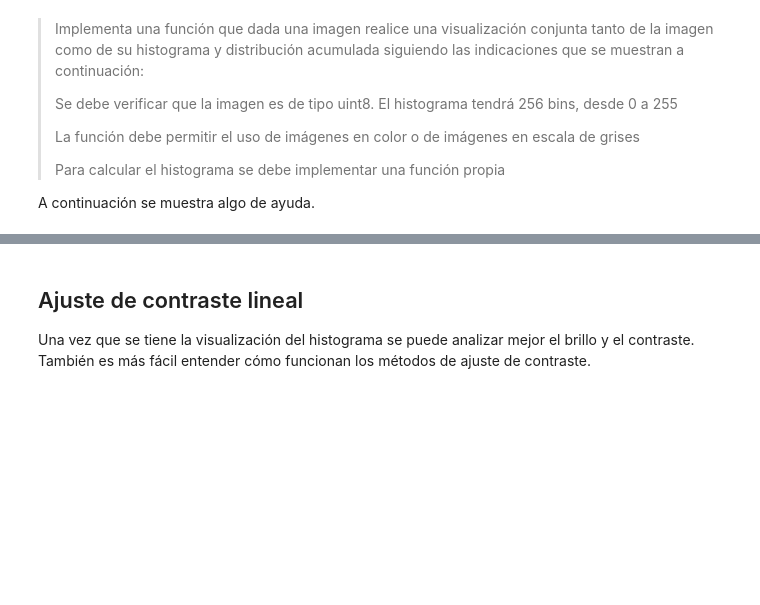
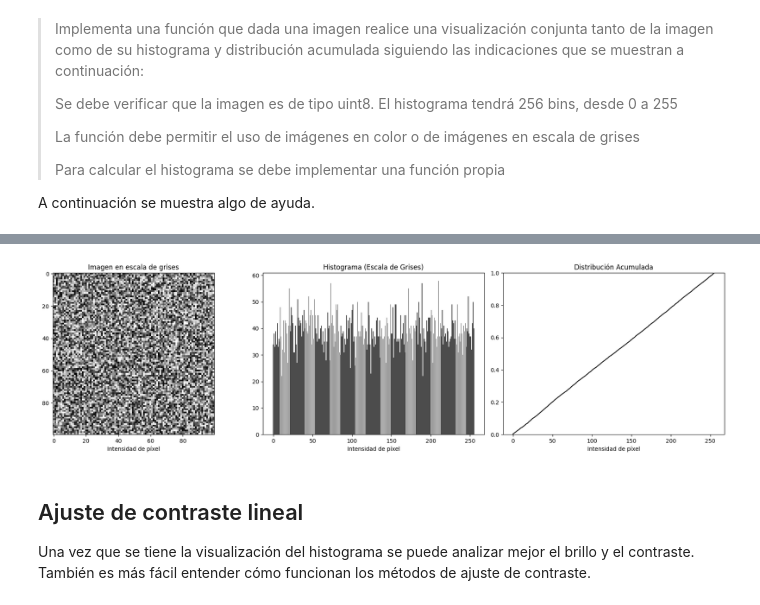
Before and after one commit to uo288207/vision_artificial, a Jupyter notebook: Prac03-Brillo.ipynb, the cells around one changed output, grey strips where cells are left out. Saved outputs shown, nothing was run; the diff lists cells and outputs as text; code cells hidden in the pictures; blank space fills up the shorter version.

```diff
--- a/Prac03-Brillo.ipynb
+++ b/Prac03-Brillo.ipynb
@@ -46,20 +50,65 @@ plt.show()
-# %%
-def iter_channels(color_image):
-    for channel in np.rollaxis(color_image, -1):
-        yield channel
-
-# Función para visualizar el histograma de una imagen
-# Esta función está sin terminar
-def plot_histogram(img):
-    if img.ndim == 2:
-        # imagen en escala de grises
-        pass
-    elif img.ndim == 3:
-        # imagen en color
-        # `channel` es el canal rojo, verde o azul de la imagen.
-        for channel, channel_color in zip(iter_channels(img), 'rgb'):
-            # crear histograma de cada canal
-            pass
+# %%
+def iter_channels(color_image):
+    """Itera sobre los canales de una imagen en color."""
+    for channel in np.rollaxis(color_image, -1):
+        yield channel
+
+def compute_histogram(image, bins=256):
+    """Calcula el histograma manualmente para una imagen de tipo uint8."""
+    histogram = np.zeros(bins, dtype=int)
+    for pixel in image.ravel():
+        histogram[pixel] += 1
+    return histogram
+
+def plot_histogram(img):
+    """Visualiza la imagen, su histograma y la distribución acumulativa."""
+    if img.dtype != np.uint8:
+        raise ValueError("La imagen debe ser de tipo uint8")
+
+    fig, axes = plt.subplots(1, 3, figsize=(18, 5))
+
+    # Mostrar la imagen original
+    if img.ndim == 2:
+        axes[0].imshow(img, cmap='gray')
+        axes[0].set_title("Imagen en escala de grises")
+
+        # Calcular histograma
+        hist = compute_histogram(img)
+        cdf = hist.cumsum() / hist.sum()  # Distribución acumulada
+
+        axes[1].bar(range(256), hist, color='black', alpha=0.7)
+        axes[1].set_title("Histograma (Escala de Grises)")
+
+        axes[2].plot(cdf, color='black')
+        axes[2].set_title("Distribución Acumulada")
+        axes[2].set_ylim(0, 1)
+
+    elif img.ndim == 3:
+        axes[0].imshow(cv2.cvtColor(img, cv2.COLOR_BGR2RGB))  # Convertir de BGR a RGB
+        axes[0].set_title("Imagen en color")
+
+        colors = 'rgb'  # Colores de los canales
+
+        for channel, color in zip(iter_channels(img), colors):
+            hist = compute_histogram(channel)
+            cdf = hist.cumsum() / hist.sum()
+
+            axes[1].plot(hist, color=color)
+            axes[2].plot(cdf, color=color)
+
+        axes[1].set_title("Histograma por canal (RGB)")
+        axes[2].set_title("Distribución Acumulada por canal (RGB)")
+        axes[2].set_ylim(0, 1)
+
+    for ax in axes:
+        ax.set_xlabel("Intensidad de píxel")
+
+    plt.tight_layout()
+    plt.show()
+
+plot_histogram(img)
+# %% [output]
+[figure, added]
 # %% [markdown]
 ## Ajuste de contraste lineal
 
```
Also changed, not shown: parts of 2 cells of this notebook, 1 other file.
